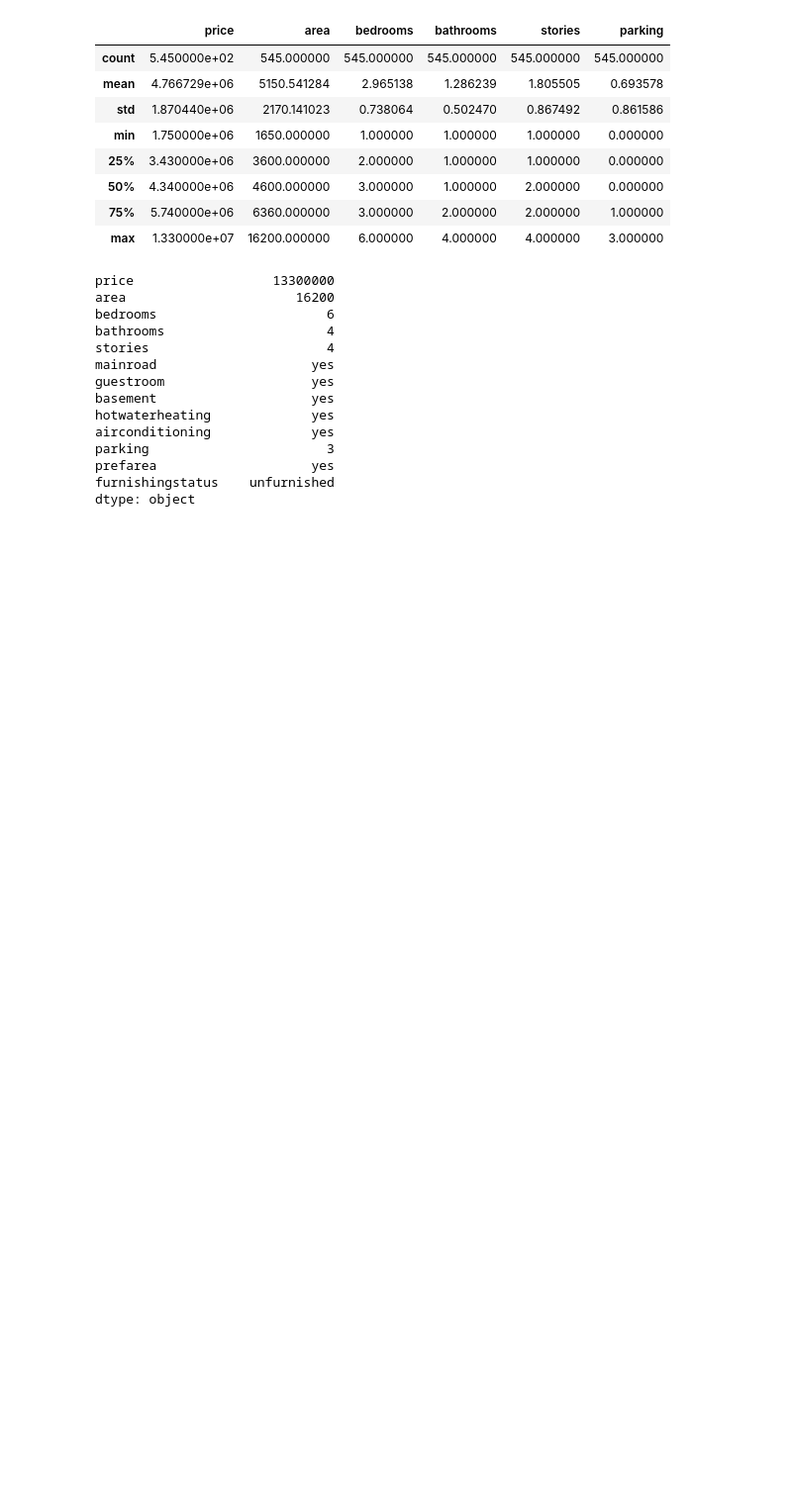
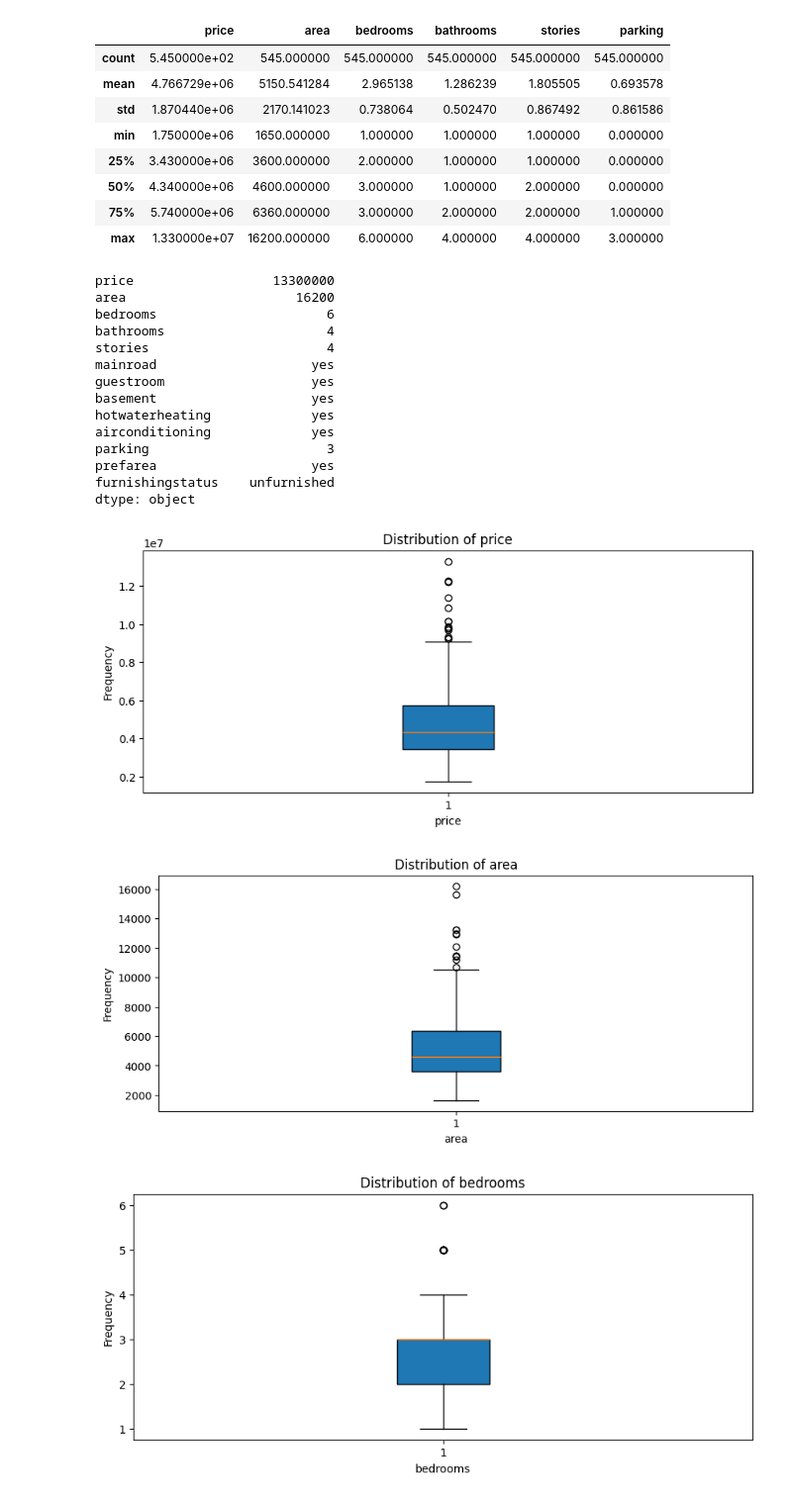
Before and after one commit to ParsaHaghighatgoo/e-commerce-workshop, a Jupyter notebook: housing_price/main.ipynb, the cells around one changed output. Shown: that part at 99% size. Saved outputs shown, nothing was run; the diff lists cells and outputs as text; code cells hidden in the pictures; blank space fills up the shorter version.

Commit message:
box plot

```diff
--- a/housing_price/main.ipynb
+++ b/housing_price/main.ipynb
@@ -97,0 +101,12 @@ dtype: object
+# %%
+for cols in df.select_dtypes(include='number').columns:
+    plt.figure(figsize=(10, 4))
+    plt.boxplot(df[cols].dropna(), patch_artist=True)
+    plt.title(f'Distribution of {cols}')
+    plt.xlabel(cols)
+    plt.ylabel('Frequency')
+    plt.show()
+# %% [output]
+[figure, added]
+[figure, added]
+[figure, added]
```
Also changed, not shown: parts of 3 cells of this notebook.
